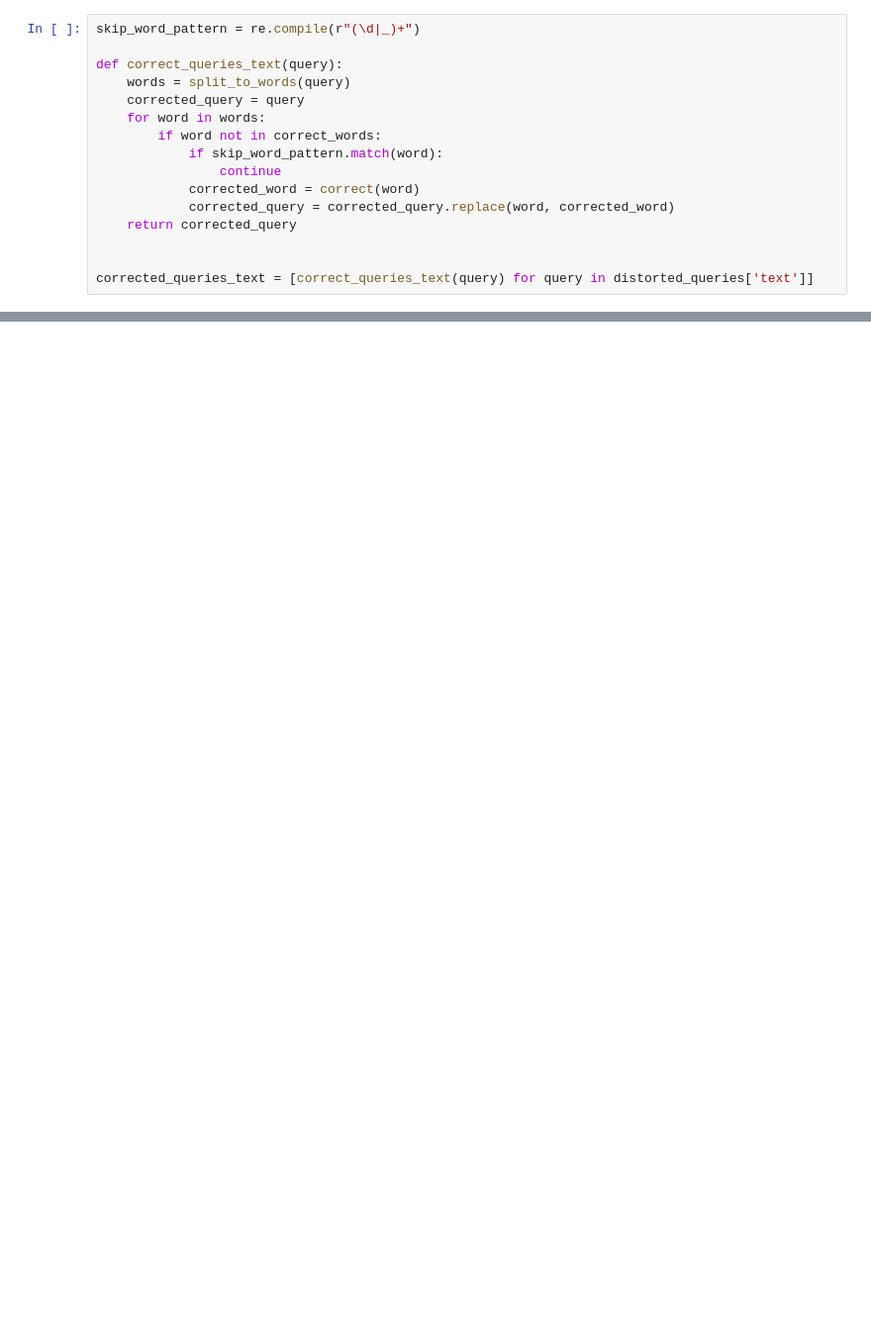
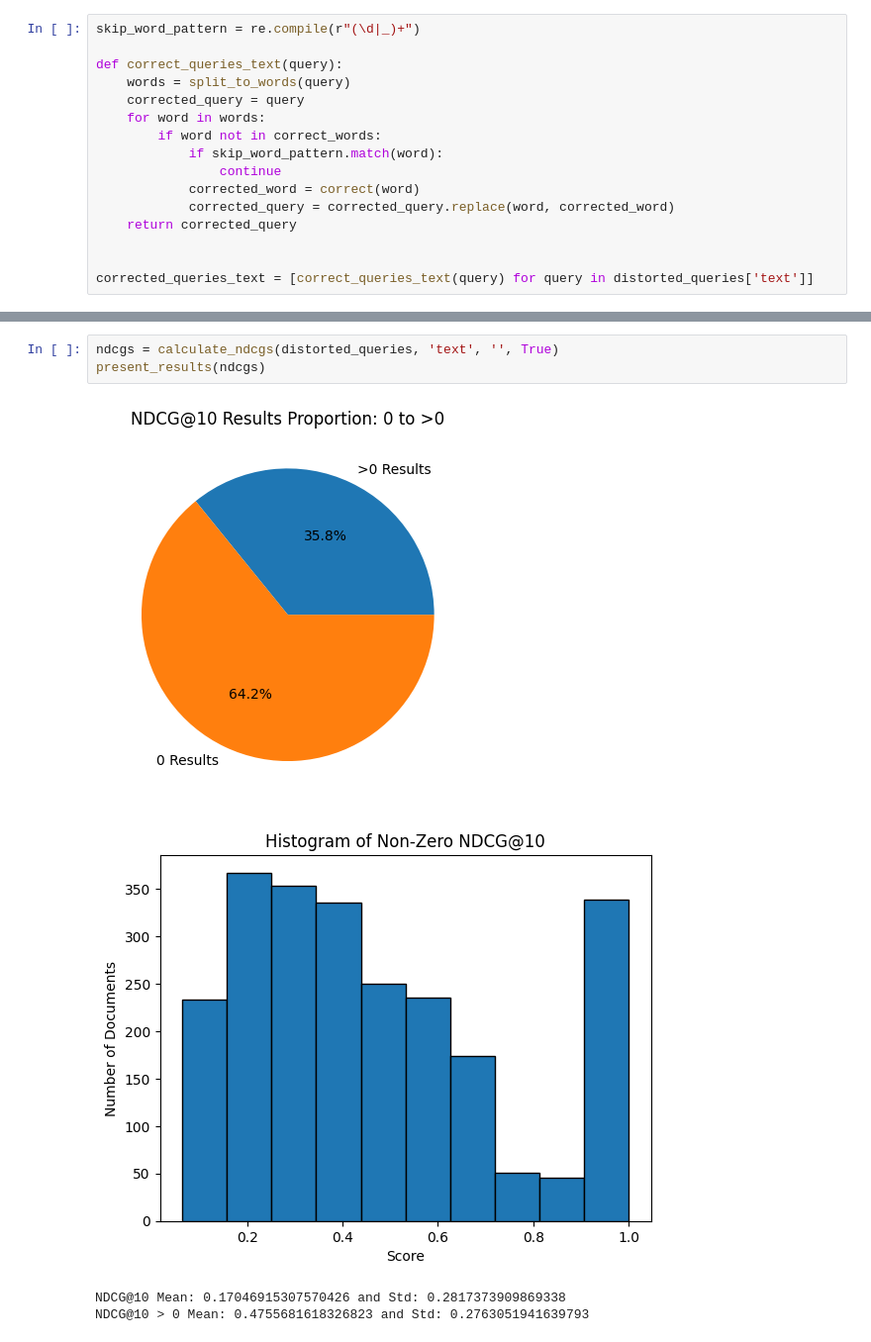
Before and after one commit to mwardynski/nlp, a Jupyter notebook: lab3/levensthein.ipynb, the cells around one changed output, grey strips where cells are left out. Shown at 99% size. Drawn from its saved outputs; the diff is of its cells as text; blank space fills up the shorter version.

```diff
--- a/lab3/levensthein.ipynb
+++ b/lab3/levensthein.ipynb
@@ -336,0 +405,8 @@ corrected_queries['text']
+# %%
+ndcgs = calculate_ndcgs(distorted_queries, 'text', '', True)
+present_results(ndcgs)
+# %% [output]
+[figure, added]
+[figure, added]
+NDCG@10 Mean: 0.17046915307570426 and Std: 0.2817373909869338
+NDCG@10 > 0 Mean: 0.4755681618326823 and Std: 0.2763051941639793
```
Also changed, not shown: parts of 14 cells of this notebook.
